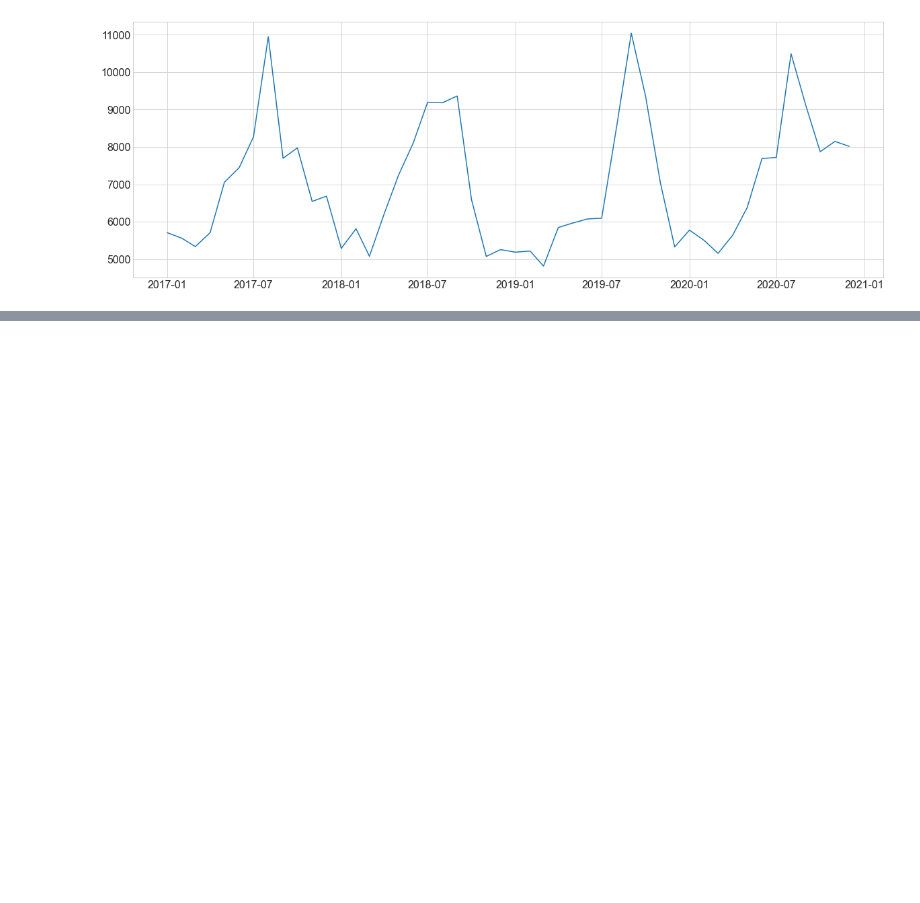
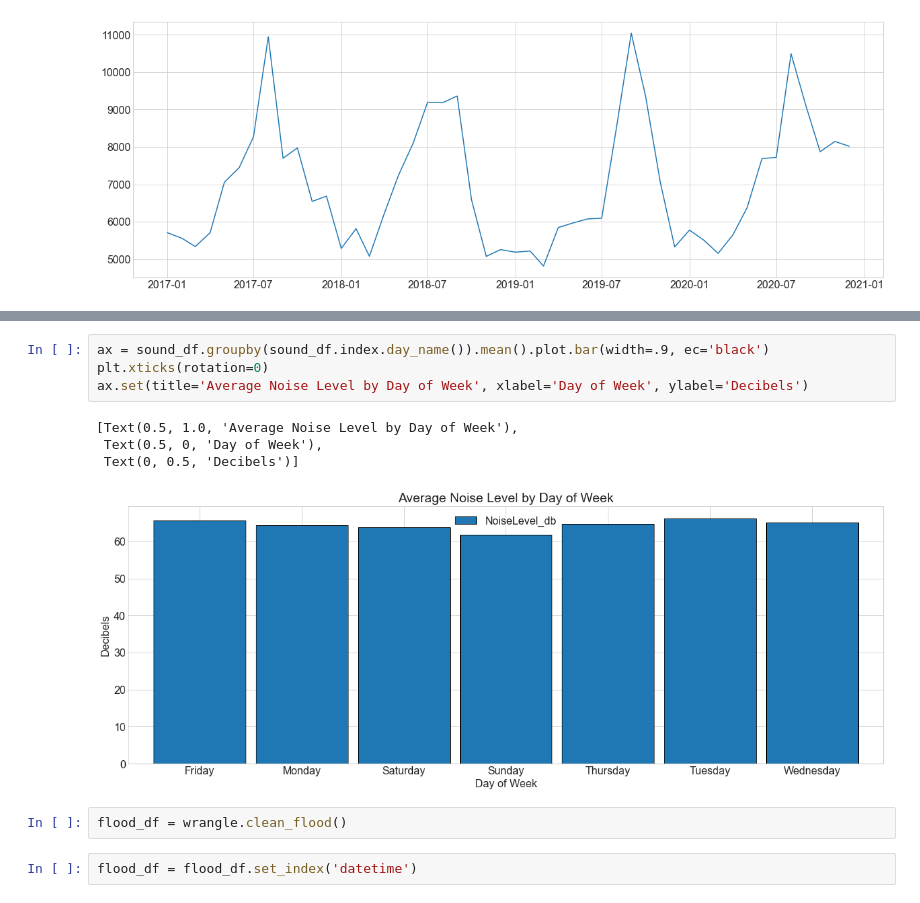
Before and after one commit to slc-data/2021-datathon, a Jupyter notebook: workbooks/sam/datathon.ipynb, the cells around one changed output, grey strips where cells are left out. Drawn from its saved outputs; the diff is of its cells as text; blank space fills up the shorter version.

```diff
--- a/workbooks/sam/datathon.ipynb
+++ b/workbooks/sam/datathon.ipynb
@@ -20,0 +61,13 @@ plt.plot(saws_avg.index, saws_avg.gallons)
+# %%
+ax = sound_df.groupby(sound_df.index.day_name()).mean().plot.bar(width=.9, ec='black')
+plt.xticks(rotation=0)
+ax.set(title='Average Noise Level by Day of Week', xlabel='Day of Week', ylabel='Decibels')
+# %% [output]
+[Text(0.5, 1.0, 'Average Noise Level by Day of Week'),
+ Text(0.5, 0, 'Day of Week'),
+ Text(0, 0.5, 'Decibels')]
+[figure, added]
+# %%
+flood_df = wrangle.clean_flood()
+# %%
+flood_df = flood_df.set_index('datetime')
```
Also changed, not shown: parts of 8 cells of this notebook.
